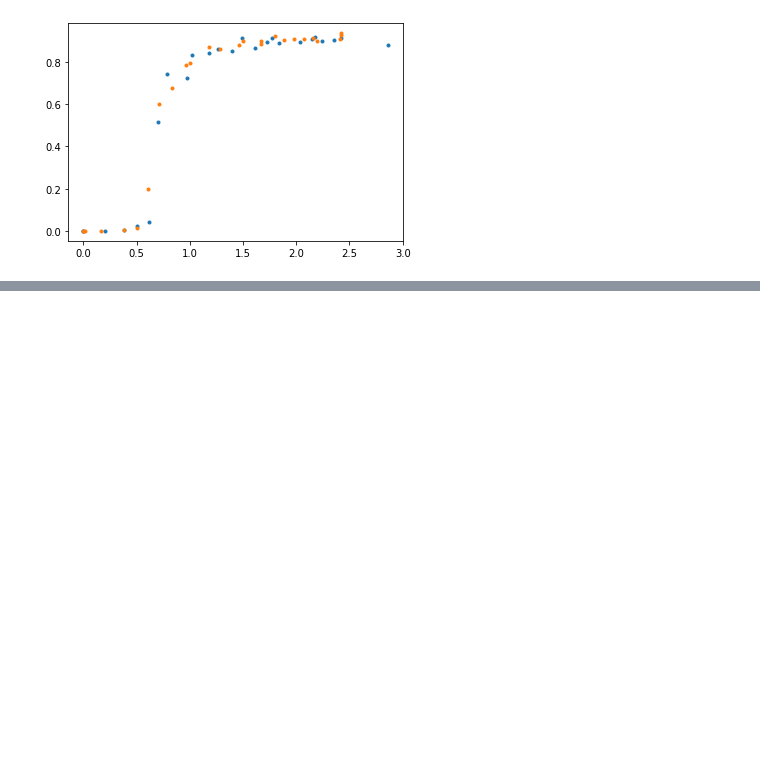
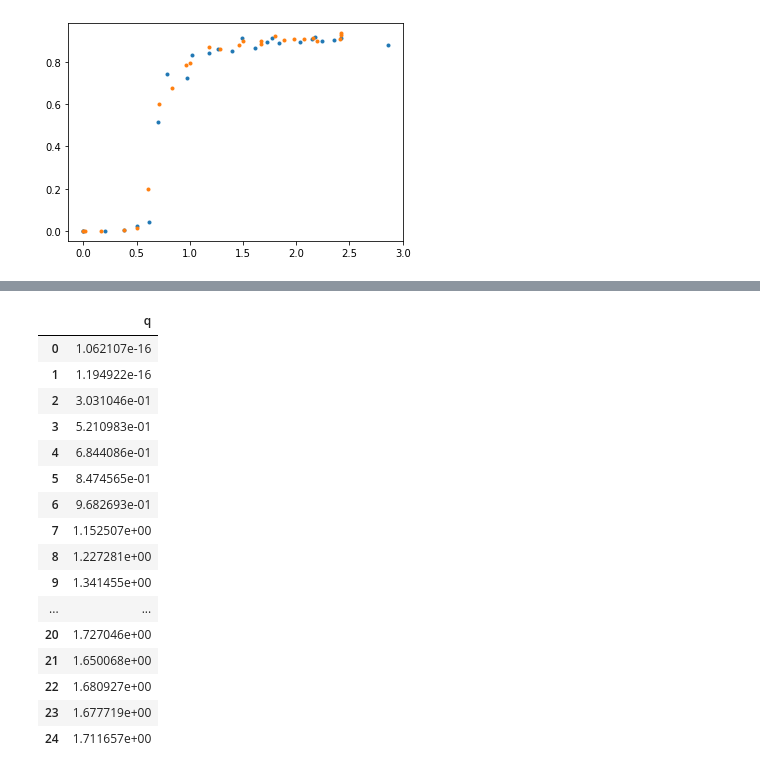
Before and after one commit to karankabbur/Significance-of-Directed-graphs-properties-in-Complex-Systems, a Jupyter notebook: Pref_preying_model.ipynb, the cells around one changed output, grey strips where cells are left out. Saved outputs shown, nothing was run; the diff lists cells and outputs as text; code cells hidden in the pictures; blank space fills up the shorter version.

```diff
--- a/Pref_preying_model.ipynb
+++ b/Pref_preying_model.ipynb
@@ -362,0 +489,20 @@ df.to_csv("phi_Vs_q_B10.csv",index=False)
+# %%
+df_B200
+# %% [output]
+|  | q |
+| 0 | 1.062107e-16 |
+| 1 | 1.194922e-16 |
+| 2 | 3.031046e-01 |
+| 3 | 5.210983e-01 |
+| 4 | 6.844086e-01 |
+| 5 | 8.474565e-01 |
+| 6 | 9.682693e-01 |
+| 7 | 1.152507e+00 |
+| 8 | 1.227281e+00 |
+| 9 | 1.341455e+00 |
+| ... | ... |
+| 20 | 1.727046e+00 |
+| 21 | 1.650068e+00 |
+| 22 | 1.680927e+00 |
+| 23 | 1.677719e+00 |
+| 24 | 1.711657e+00 |
```
Also changed, not shown: parts of 19 cells of this notebook, 18 other files.
